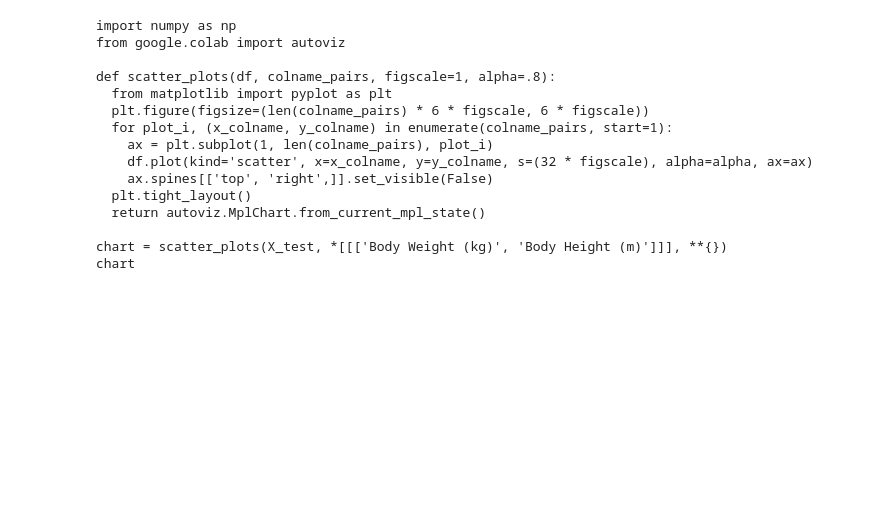
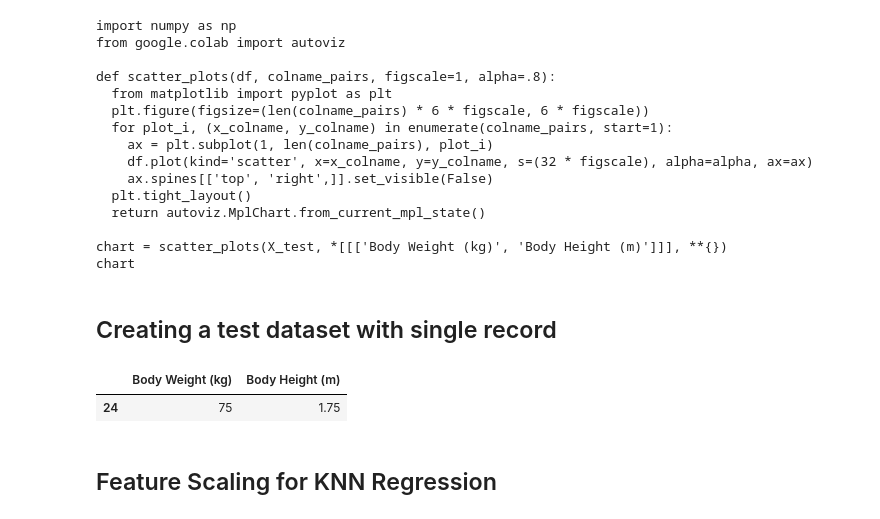
Before and after one commit to shakil1819/CSE442-Machine-Learning-Sessional, a Jupyter notebook: Week_1_2_experiment.ipynb, the cells around one changed output. Saved outputs shown, nothing was run; the diff lists cells and outputs as text; code cells hidden in the pictures; blank space fills up the shorter version.

Commit message:
-Feature Scaling for KNN Regression

```diff
--- a/Week_1_2_experiment.ipynb
+++ b/Week_1_2_experiment.ipynb
@@ -380,3 +380,13 @@ def scatter_plots(df, colname_pairs, figscale=1, alpha=.8):
 
 chart = scatter_plots(X_test, *[[['Body Weight (kg)', 'Body Height (m)']]], **{})
 chart
+# %% [markdown]
+## Creating a test dataset with single record
+# %%
+X_test2 = X_test[:1]
+X_test2
+# %% [output]
+|  | Body Weight (kg) | Body Height (m) |
+| 24 | 75 | 1.75 |
+# %% [markdown]
+## Feature Scaling for KNN Regression
```
Also changed, not shown: parts of 1 cell of this notebook.
